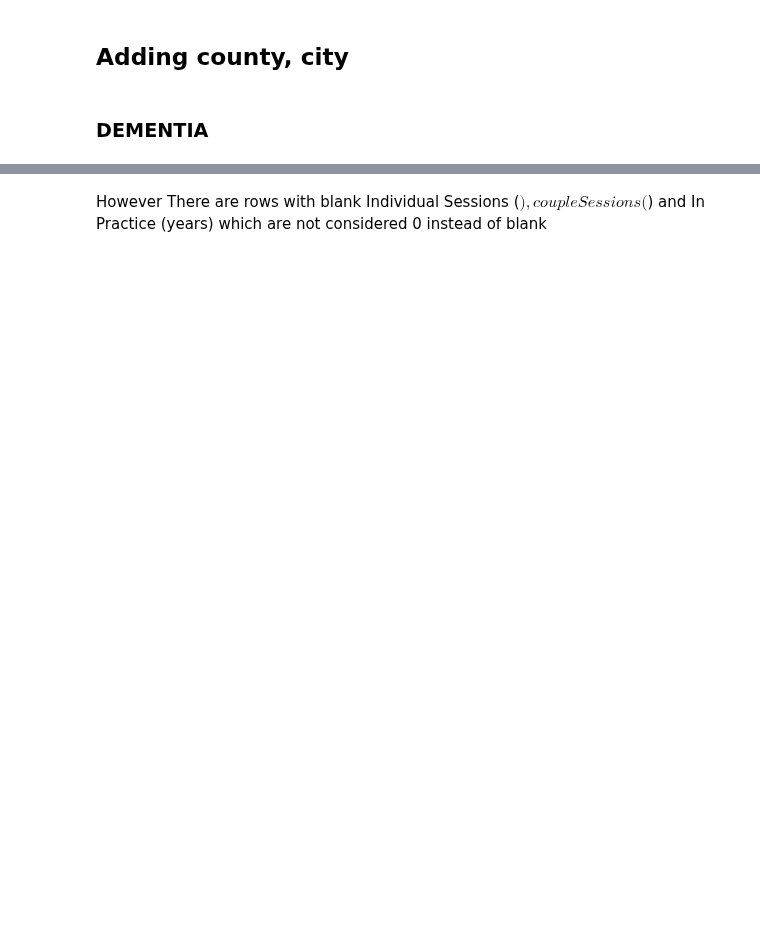
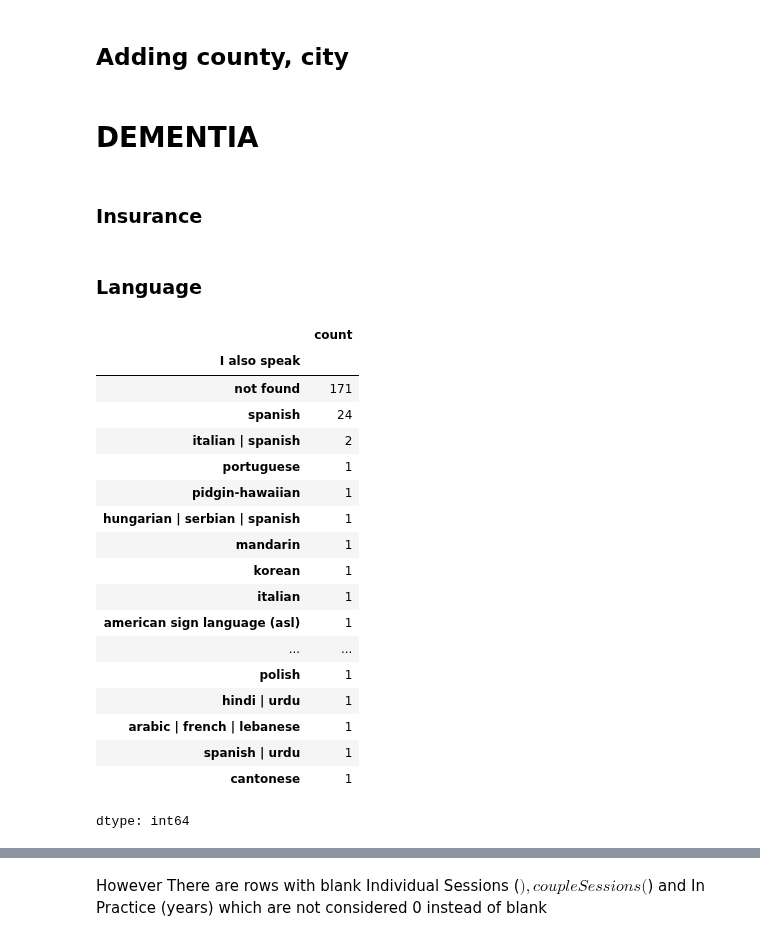
Before and after one commit to pallavmarch/Psychologytoday-therapist-analysis, a Jupyter notebook: psychologytoday_webscraping_dataset_analysis.ipynb, the cells around one changed output, grey strips where cells are left out. Cells and saved outputs as stored; diff of their text form; code cells hidden in the pictures; blank space fills up the shorter version.

```diff
--- a/psychologytoday_webscraping_dataset_analysis.ipynb
+++ b/psychologytoday_webscraping_dataset_analysis.ipynb
@@ -80,7 +83,7 @@ def get_location_info(zip_code):
 
 df[['City', 'County']] = df['ZIP Code'].astype(str).apply(get_location_info)
 # %% [markdown]
-### DEMENTIA
+# DEMENTIA
 # %%
 Dementia=df[df['Dementia']==True]
 
@@ -95,0 +95,24 @@ Dementia=Dementia[['Name','Title', 'Location', 'City', 'County','ZIP Code', 'Sta
+# %% [markdown]
+### Insurance
+# %%
+def transform_insurance(row):
+  insurance = str(row).lower()
+  if "not found" in insurance:
+    return "No"
+  elif insurance == "out of network":
+    return "Out of Network"
+  elif "medicare" in insurance and "medicaid" in insurance:
+    return "Both Medicare and Medicaid"
+  elif "medicare" in insurance:
+    return "Medicare"
+  elif "medicaid" in insurance:
+    return "Medicaid"
+  else:
+    return "Yes"
+
+Dementia['Insurance_Category'] = Dementia['Insurance'].apply(transform_insurance)
+
+
+Dementia.insert(10, 'Insurance_Category', Dementia.pop('Insurance_Category'))
+# %% [markdown]
+### Language
@@ -95,0 +121,22 @@ Dementia=Dementia[['Name','Title', 'Location', 'City', 'County','ZIP Code', 'Sta
+# %%
+Dementia['I also speak'].value_counts()
+# %% [output]
+|  | count |
+| I also speak |  |
+| not found | 171 |
+| spanish | 24 |
+| italian | spanish | 2 |
+| portuguese | 1 |
+| pidgin-hawaiian | 1 |
+| hungarian | serbian | spanish | 1 |
+| mandarin | 1 |
+| korean | 1 |
+| italian | 1 |
+| american sign language (asl) | 1 |
+| ... | ... |
+| polish | 1 |
+| hindi | urdu | 1 |
+| arabic | french | lebanese | 1 |
+| spanish | urdu | 1 |
+| cantonese | 1 |
+dtype: int64
```
Also changed, not shown: parts of 14 cells of this notebook.
